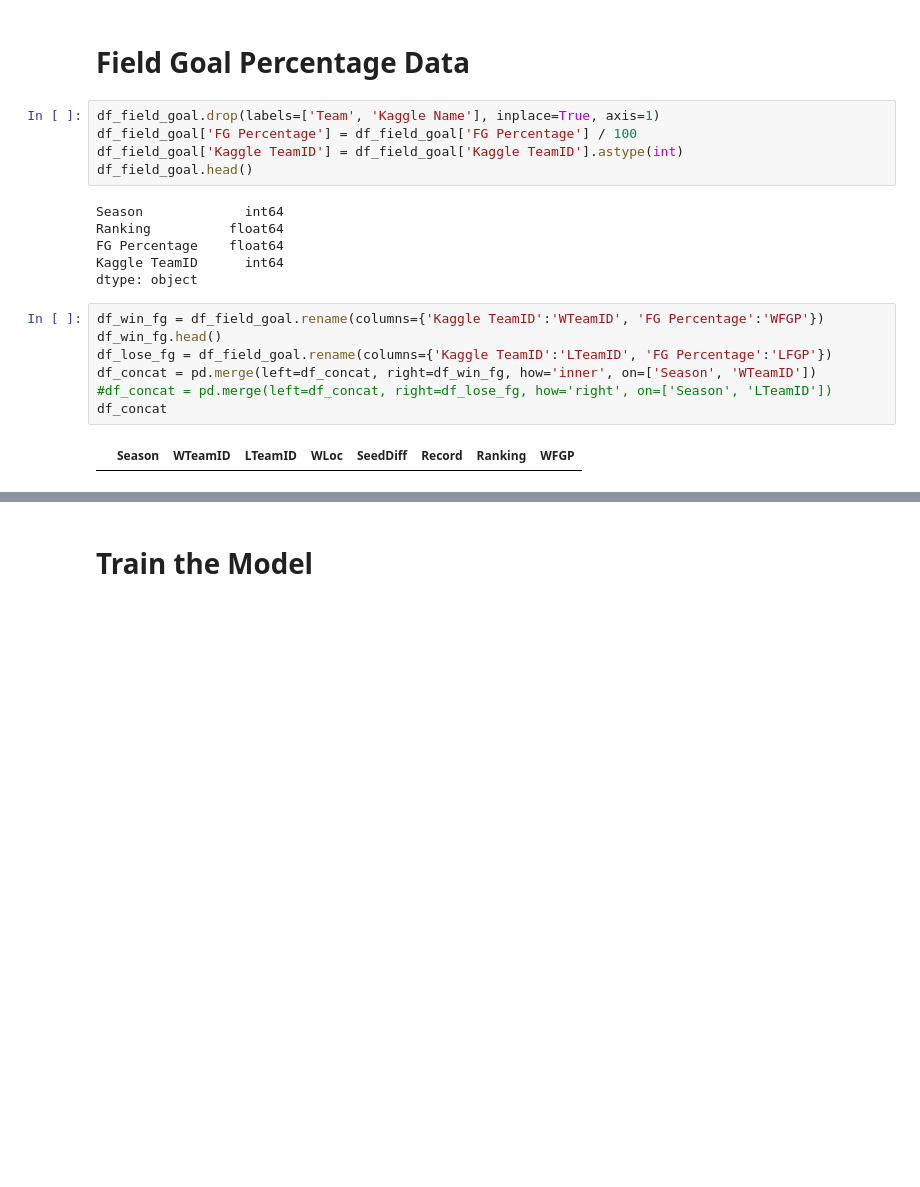
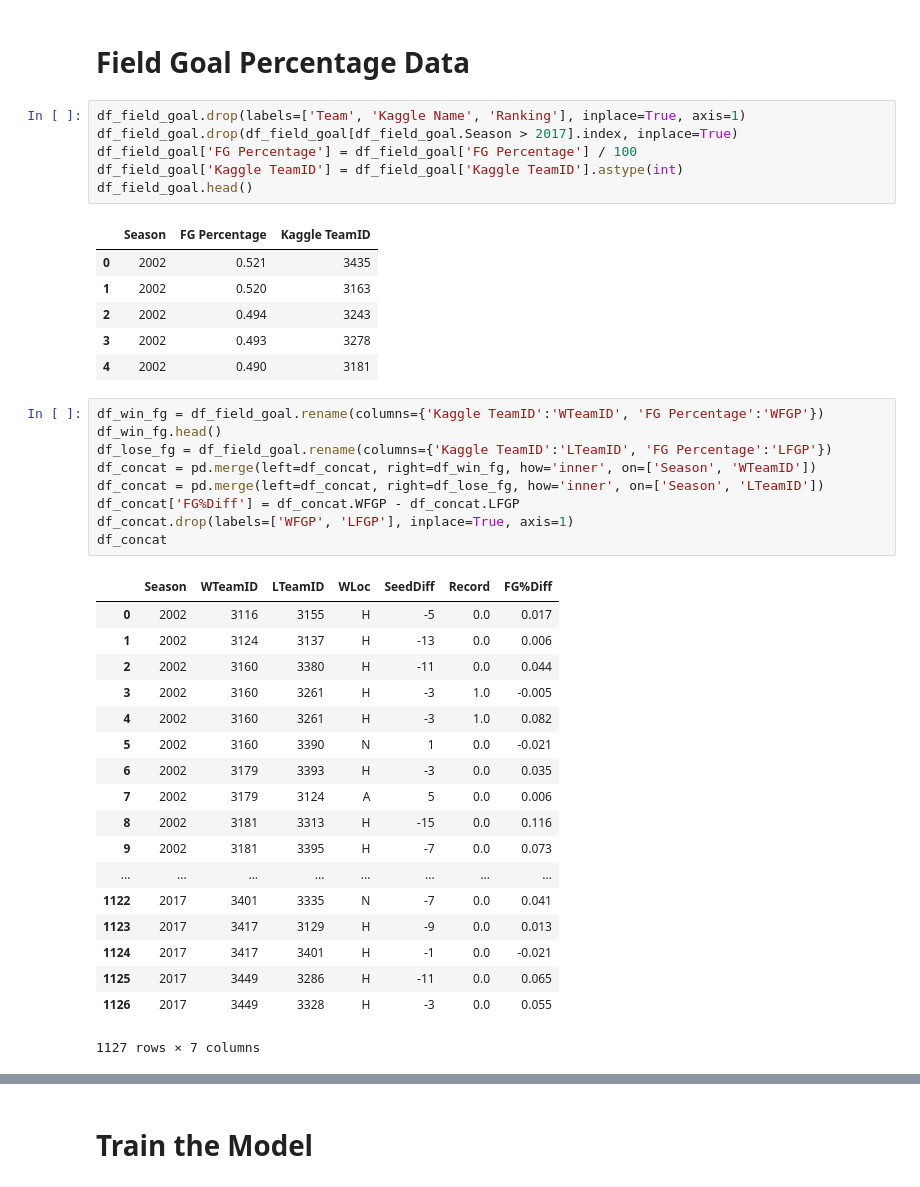
Before and after one commit to timdmacdo/kaggle, a Jupyter notebook: WBB/create_training_data.ipynb, the cells around one changed output, grey strips where cells are left out. Saved outputs shown, nothing was run; the diff lists cells and outputs as text; blank space fills up the shorter version.

Commit message:
Merged field goal percentage into training data.

```diff
--- a/WBB/create_training_data.ipynb
+++ b/WBB/create_training_data.ipynb
@@ -162,22 +174,43 @@ df_concat.head()
 # %% [markdown]
 # Field Goal Percentage Data
 # %%
-df_field_goal.drop(labels=['Team', 'Kaggle Name'], inplace=True, axis=1)
+df_field_goal.drop(labels=['Team', 'Kaggle Name', 'Ranking'], inplace=True, axis=1)
+df_field_goal.drop(df_field_goal[df_field_goal.Season > 2017].index, inplace=True)
 df_field_goal['FG Percentage'] = df_field_goal['FG Percentage'] / 100
 df_field_goal['Kaggle TeamID'] = df_field_goal['Kaggle TeamID'].astype(int)
 df_field_goal.head()
 # %% [output]
-Season             int64
-Ranking          float64
-FG Percentage    float64
-Kaggle TeamID      int64
-dtype: object
+|  | Season | FG Percentage | Kaggle TeamID |
+| 0 | 2002 | 0.521 | 3435 |
+| 1 | 2002 | 0.520 | 3163 |
+| 2 | 2002 | 0.494 | 3243 |
+| 3 | 2002 | 0.493 | 3278 |
+| 4 | 2002 | 0.490 | 3181 |
 # %%
 df_win_fg = df_field_goal.rename(columns={'Kaggle TeamID':'WTeamID', 'FG Percentage':'WFGP'})
 df_win_fg.head()
 df_lose_fg = df_field_goal.rename(columns={'Kaggle TeamID':'LTeamID', 'FG Percentage':'LFGP'})
 df_concat = pd.merge(left=df_concat, right=df_win_fg, how='inner', on=['Season', 'WTeamID'])
-#df_concat = pd.merge(left=df_concat, right=df_lose_fg, how='right', on=['Season', 'LTeamID'])
+df_concat = pd.merge(left=df_concat, right=df_lose_fg, how='inner', on=['Season', 'LTeamID'])
+df_concat['FG%Diff'] = df_concat.WFGP - df_concat.LFGP
+df_concat.drop(labels=['WFGP', 'LFGP'], inplace=True, axis=1)
 df_concat
 # %% [output]
-|  | Season | WTeamID | LTeamID | WLoc | SeedDiff | Record | Ranking | WFGP |
+|  | Season | WTeamID | LTeamID | WLoc | SeedDiff | Record | FG%Diff |
+| 0 | 2002 | 3116 | 3155 | H | -5 | 0.0 | 0.017 |
+| 1 | 2002 | 3124 | 3137 | H | -13 | 0.0 | 0.006 |
+| 2 | 2002 | 3160 | 3380 | H | -11 | 0.0 | 0.044 |
+| 3 | 2002 | 3160 | 3261 | H | -3 | 1.0 | -0.005 |
+| 4 | 2002 | 3160 | 3261 | H | -3 | 1.0 | 0.082 |
+| 5 | 2002 | 3160 | 3390 | N | 1 | 0.0 | -0.021 |
+| 6 | 2002 | 3179 | 3393 | H | -3 | 0.0 | 0.035 |
+| 7 | 2002 | 3179 | 3124 | A | 5 | 0.0 | 0.006 |
+| 8 | 2002 | 3181 | 3313 | H | -15 | 0.0 | 0.116 |
+| 9 | 2002 | 3181 | 3395 | H | -7 | 0.0 | 0.073 |
+| ... | ... | ... | ... | ... | ... | ... | ... |
+| 1122 | 2017 | 3401 | 3335 | N | -7 | 0.0 | 0.041 |
+| 1123 | 2017 | 3417 | 3129 | H | -9 | 0.0 | 0.013 |
+| 1124 | 2017 | 3417 | 3401 | H | -1 | 0.0 | -0.021 |
+| 1125 | 2017 | 3449 | 3286 | H | -11 | 0.0 | 0.065 |
+| 1126 | 2017 | 3449 | 3328 | H | -3 | 0.0 | 0.055 |
+1127 rows × 7 columns
```
Also changed, not shown: parts of 9 cells of this notebook.
